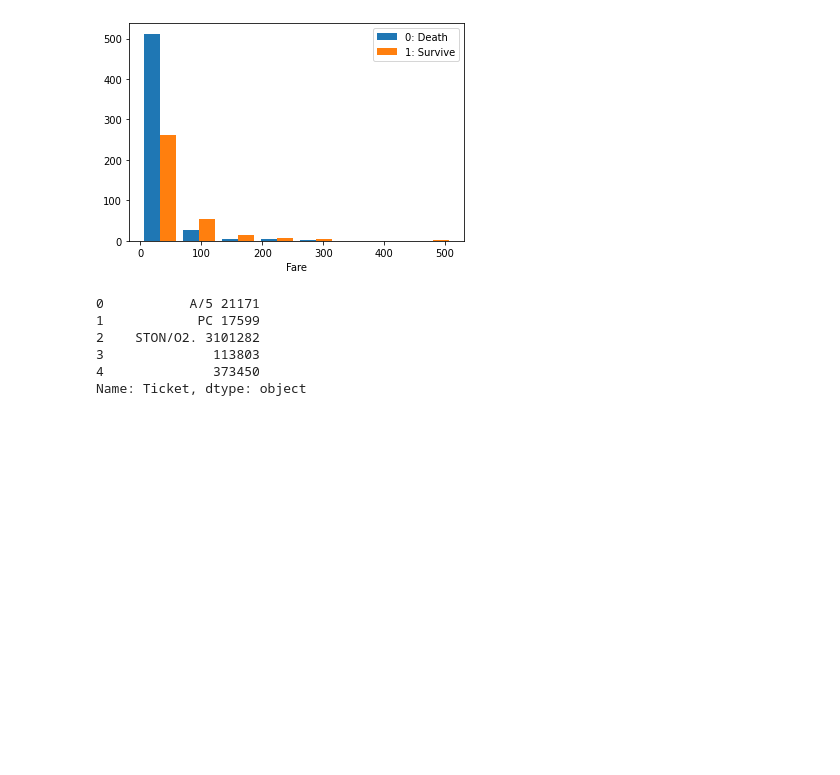
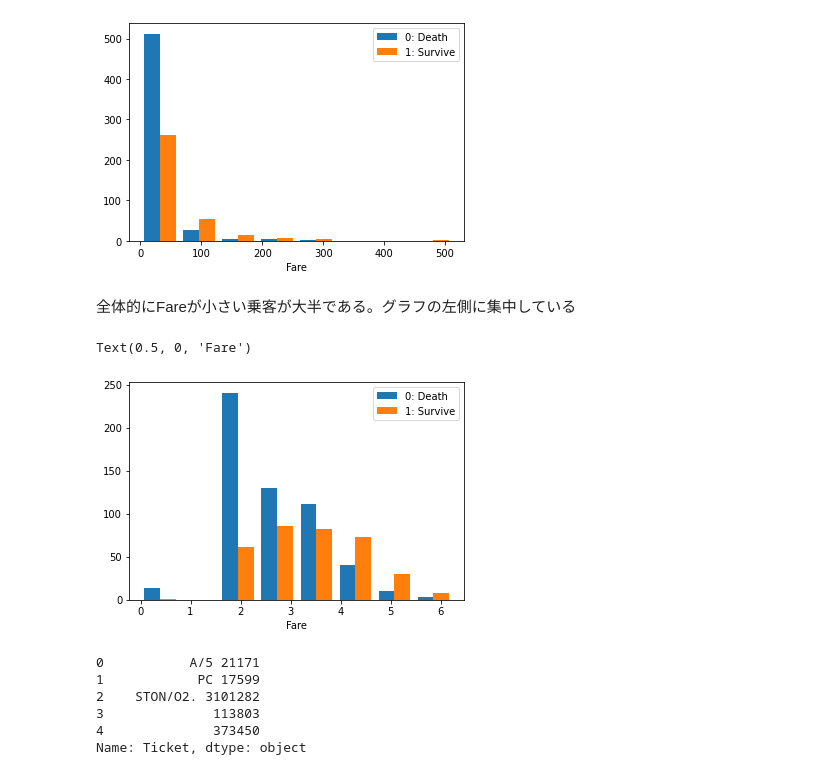
Before and after one commit to englishta/algorithm, a Jupyter notebook: graphic/15/saisyu.ipynb, the cells around one changed output. Saved outputs shown, nothing was run; the diff lists cells and outputs as text; code cells hidden in the pictures; blank space fills up the shorter version.

```diff
--- a/graphic/15/saisyu.ipynb
+++ b/graphic/15/saisyu.ipynb
@@ -93,6 +95,15 @@ plt.xlabel("Fare")
 # %% [output]
 Text(0.5, 0, 'Fare')
 [figure]
+# %% [markdown]
+全体的にFareが小さい乗客が大半である。グラフの左側に集中している
+# %%
+plt.hist( [np.log1p(Fare0), np.log1p(Fare1)], bins=8, label=["0: Death", "1: Survive"] )
+plt.legend()
+plt.xlabel("Fare")
+# %% [output]
+Text(0.5, 0, 'Fare')
+[figure, added]
 # %%
 train_df["Ticket"].head()
 # %% [output]
```
Also changed, not shown: parts of 1 cell of this notebook.
